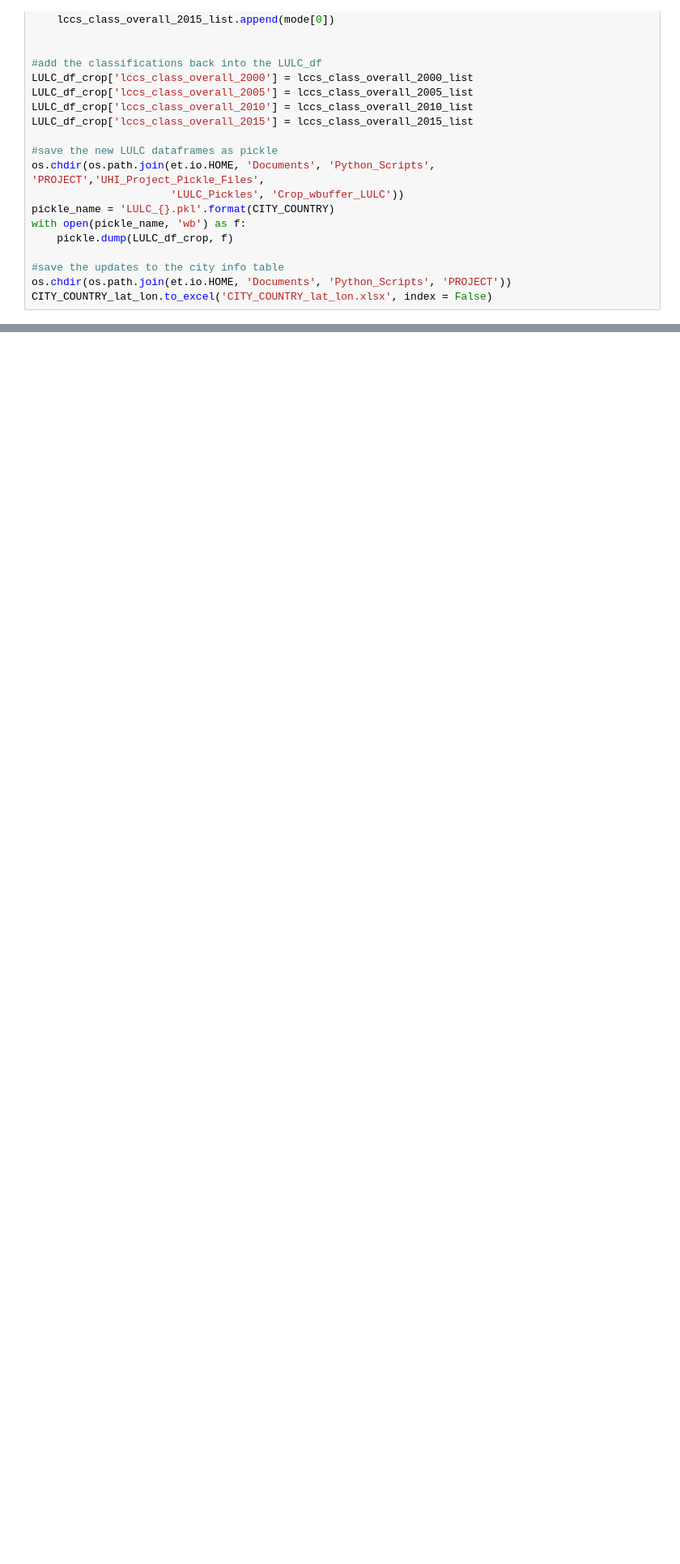
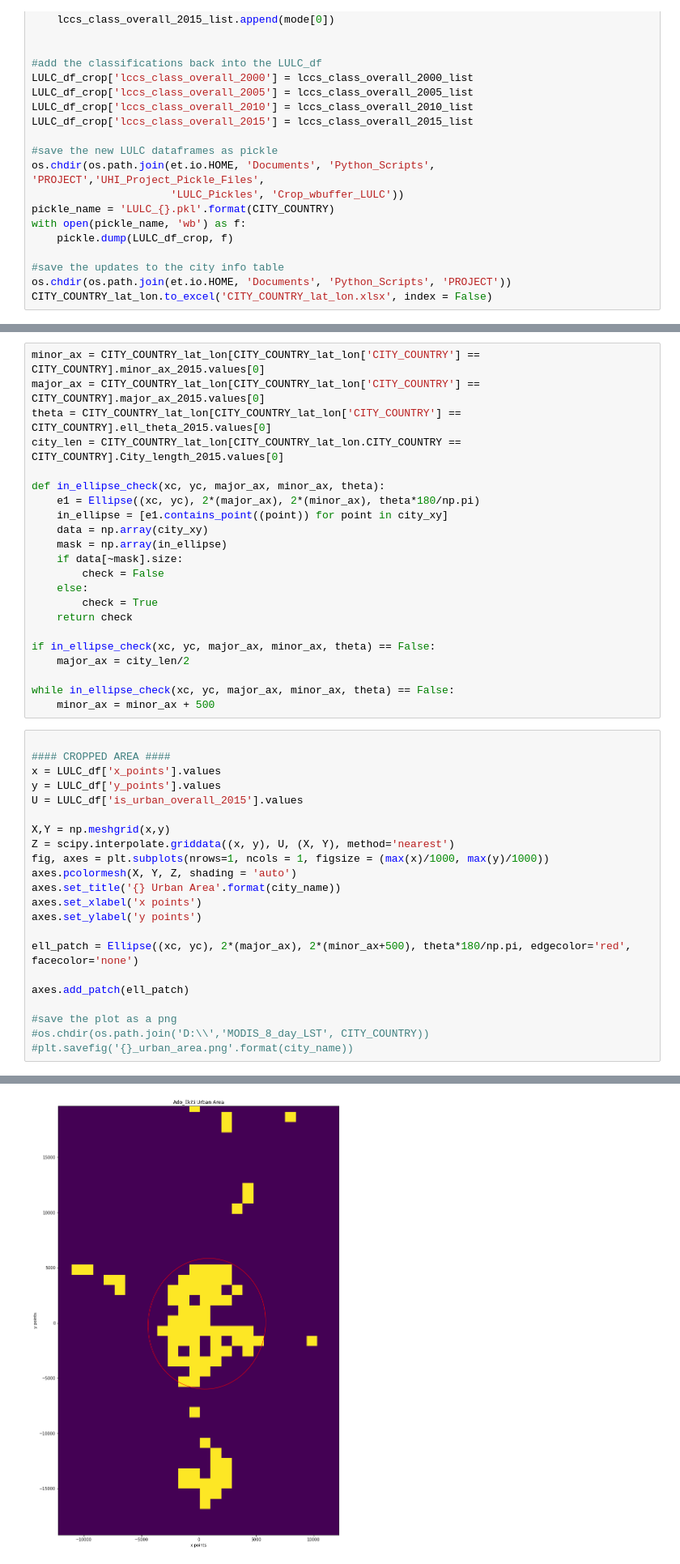
Before and after one commit to SarahBerk-github/MODIS_Gaussian, a Jupyter notebook: LULC_Post_Base_Creation.ipynb, the cells around one changed output, grey strips where cells are left out. Shown at 81% size. Cells and saved outputs as stored; diff of their text form; blank space fills up the shorter version.

```diff
--- a/LULC_Post_Base_Creation.ipynb
+++ b/LULC_Post_Base_Creation.ipynb
@@ -299,0 +652,45 @@ CITY_COUNTRY_lat_lon.to_excel('CITY_COUNTRY_lat_lon.xlsx', index = False)
+# %%
+minor_ax = CITY_COUNTRY_lat_lon[CITY_COUNTRY_lat_lon['CITY_COUNTRY'] == CITY_COUNTRY].minor_ax_2015.values[0]
+major_ax = CITY_COUNTRY_lat_lon[CITY_COUNTRY_lat_lon['CITY_COUNTRY'] == CITY_COUNTRY].major_ax_2015.values[0]
+theta = CITY_COUNTRY_lat_lon[CITY_COUNTRY_lat_lon['CITY_COUNTRY'] == CITY_COUNTRY].ell_theta_2015.values[0]
+city_len = CITY_COUNTRY_lat_lon[CITY_COUNTRY_lat_lon.CITY_COUNTRY == CITY_COUNTRY].City_length_2015.values[0]
+
+def in_ellipse_check(xc, yc, major_ax, minor_ax, theta):
+    e1 = Ellipse((xc, yc), 2*(major_ax), 2*(minor_ax), theta*180/np.pi)
+    in_ellipse = [e1.contains_point((point)) for point in city_xy]
+    data = np.array(city_xy)
+    mask = np.array(in_ellipse)
+    if data[~mask].size:
+        check = False
+    else:
+        check = True
+    return check
+
+if in_ellipse_check(xc, yc, major_ax, minor_ax, theta) == False:
+    major_ax = city_len/2
+
+while in_ellipse_check(xc, yc, major_ax, minor_ax, theta) == False:
+    minor_ax = minor_ax + 500
+# %%
+
+#### CROPPED AREA ####
+x = LULC_df['x_points'].values
+y = LULC_df['y_points'].values
+U = LULC_df['is_urban_overall_2015'].values
+
+X,Y = np.meshgrid(x,y)
+Z = scipy.interpolate.griddata((x, y), U, (X, Y), method='nearest')
+fig, axes = plt.subplots(nrows=1, ncols = 1, figsize = (max(x)/1000, max(y)/1000))
+axes.pcolormesh(X, Y, Z, shading = 'auto')
+axes.set_title('{} Urban Area'.format(city_name))
+axes.set_xlabel('x points')
+axes.set_ylabel('y points')
+
+ell_patch = Ellipse((xc, yc), 2*(major_ax), 2*(minor_ax+500), theta*180/np.pi, edgecolor='red', facecolor='none')
+
+axes.add_patch(ell_patch)
+
+#save the plot as a png
+#os.chdir(os.path.join('D:\\','MODIS_8_day_LST', CITY_COUNTRY))
+#plt.savefig('{}_urban_area.png'.format(city_name))
+# %% [output]
@@ -299,0 +698 @@ CITY_COUNTRY_lat_lon.to_excel('CITY_COUNTRY_lat_lon.xlsx', index = False)
+[figure, added]
```
Also changed, not shown: parts of 17 cells of this notebook.
